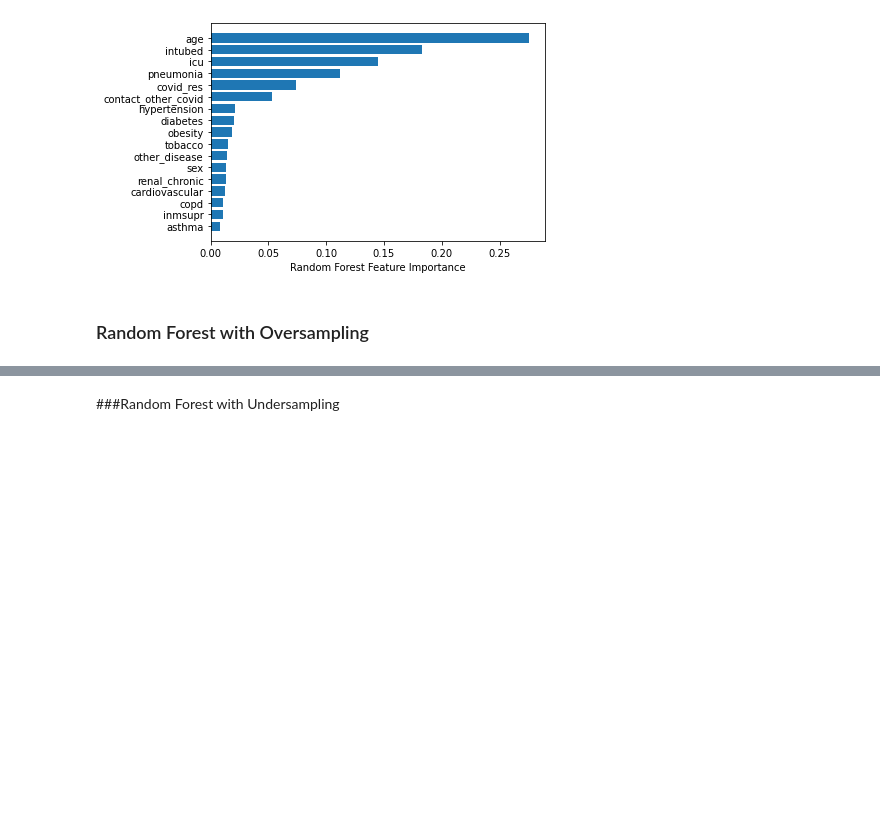
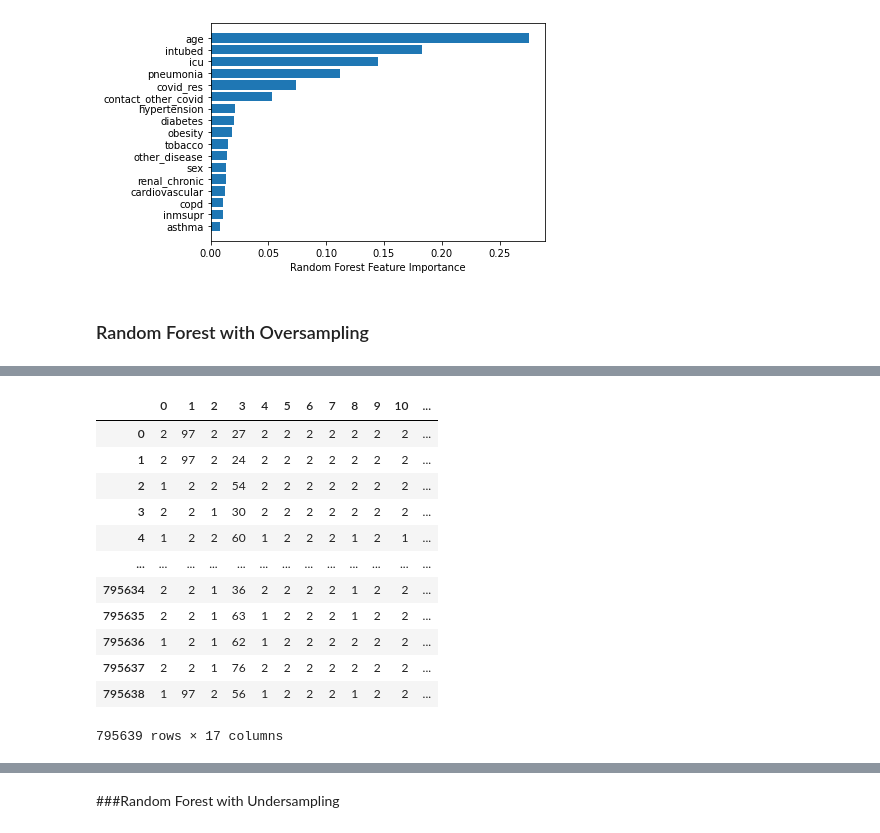
Before and after one commit to Mayank-004/Covid-19-, a Jupyter notebook: Covid19_Death_Predictive_Analysis_Imbalance_correction.ipynb, the cells around one changed output, grey strips where cells are left out. Drawn from its saved outputs; the diff is of its cells as text; code cells hidden in the pictures; blank space fills up the shorter version.

```diff
--- a/Covid19_Death_Predictive_Analysis_Imbalance_correction.ipynb
+++ b/Covid19_Death_Predictive_Analysis_Imbalance_correction.ipynb
@@ -307,3 +323,19 @@ oversample = RandomOverSampler(sampling_strategy=0.5)
+# %%
+X_over
+# %% [output]
+|  | 0 | 1 | 2 | 3 | 4 | 5 | 6 | 7 | 8 | 9 | 10 | ... |
+| 0 | 2 | 97 | 2 | 27 | 2 | 2 | 2 | 2 | 2 | 2 | 2 | ... |
+| 1 | 2 | 97 | 2 | 24 | 2 | 2 | 2 | 2 | 2 | 2 | 2 | ... |
+| 2 | 1 | 2 | 2 | 54 | 2 | 2 | 2 | 2 | 2 | 2 | 2 | ... |
+| 3 | 2 | 2 | 1 | 30 | 2 | 2 | 2 | 2 | 2 | 2 | 2 | ... |
+| 4 | 1 | 2 | 2 | 60 | 1 | 2 | 2 | 2 | 1 | 2 | 1 | ... |
+| ... | ... | ... | ... | ... | ... | ... | ... | ... | ... | ... | ... | ... |
+| 795634 | 2 | 2 | 1 | 36 | 2 | 2 | 2 | 2 | 1 | 2 | 2 | ... |
+| 795635 | 2 | 2 | 1 | 63 | 1 | 2 | 2 | 2 | 1 | 2 | 2 | ... |
+| 795636 | 1 | 2 | 1 | 62 | 1 | 2 | 2 | 2 | 2 | 2 | 2 | ... |
+| 795637 | 2 | 2 | 1 | 76 | 2 | 2 | 2 | 2 | 2 | 2 | 2 | ... |
+| 795638 | 1 | 97 | 2 | 56 | 1 | 2 | 2 | 2 | 1 | 2 | 2 | ... |
+795639 rows × 17 columns
 # %%
 
 # fit and apply the transform
```
Also changed, not shown: parts of 22 cells of this notebook.
